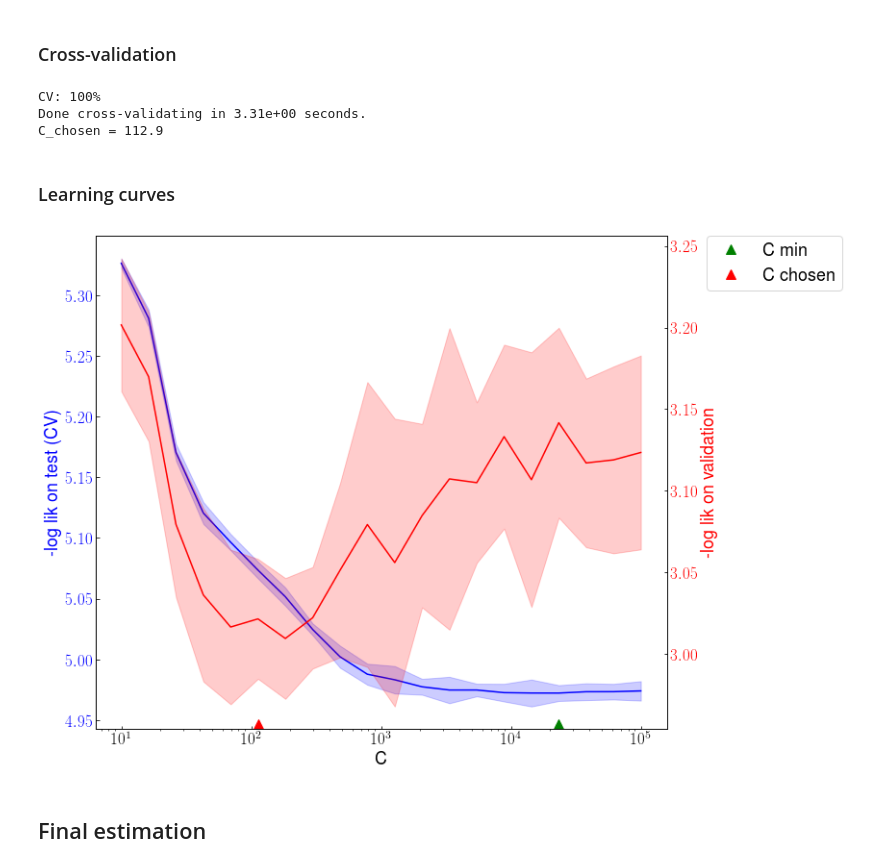
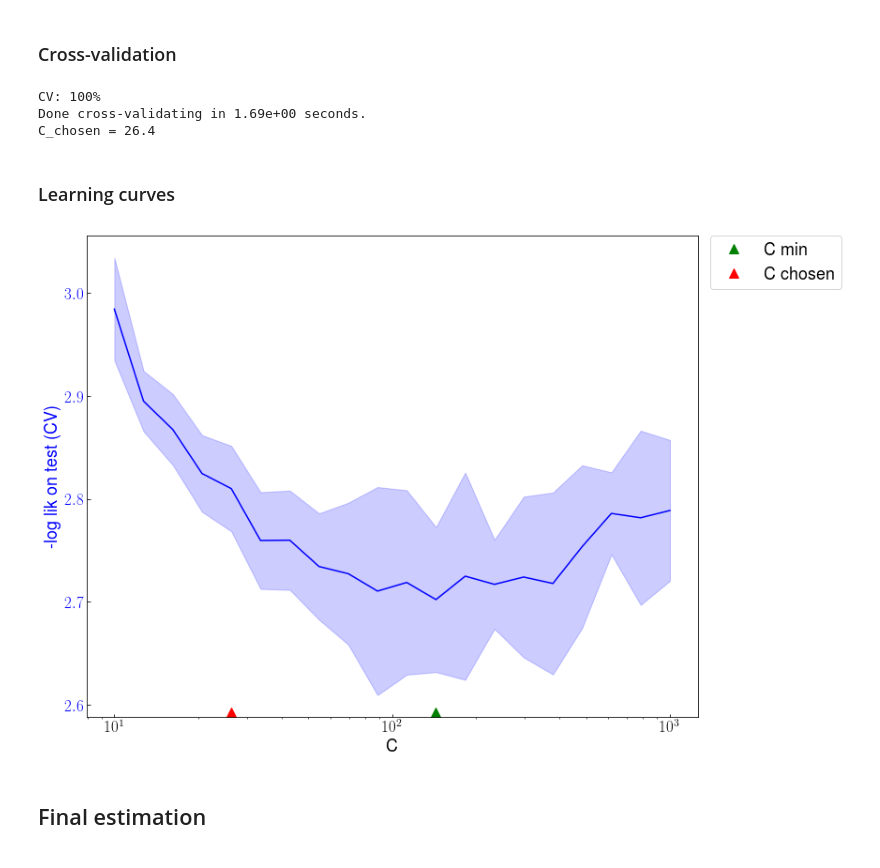
Before and after one commit to SimonBussy/binacox, a Jupyter notebook: simu.ipynb, the cells around one changed output. Drawn from its saved outputs; the diff is of its cells as text; code cells hidden in the pictures.

```diff
--- a/simu.ipynb
+++ b/simu.ipynb
@@ -149,14 +144,14 @@ learner = CoxRegression(penalty='binarsity', tol=1e-5,
                         solver=solver, verbose=False,
                         max_iter=100, step=0.3,
                         blocks_start=blocks_start,
-                        blocks_length=blocks_length)
+                        blocks_length=blocks_length,
+                        warm_start=True)
 learner._solver_obj.linesearch = False
 
 n_folds = 10
 grid_size = 20
-grid_C = np.logspace(1, 5, grid_size)
-scores_cv = pd.DataFrame(columns=['ll_train', 'train_std',
-                                  'll_test', 'test_std'])
+grid_C = np.logspace(1, 3, grid_size)
+scores_cv = pd.DataFrame(columns=['ll_test', 'test_std'])
 
 tic = time()
 for i, C in enumerate(grid_C):
@@ -165,72 +160,52 @@ for i, C in enumerate(grid_C):
     scores_cv.loc[i] = compute_score(learner, X, X_bin, Y, delta, blocks_start,
                                      blocks_length, boundaries, C, n_folds)
 tac = time()
+idx_min = scores_cv.ll_test.argmin()
+C_best = grid_C[idx_min]
+
+idx_chosen = min([i for i, j in enumerate(list(scores_cv.ll_test <= scores_cv.ll_test.min()
+                                               + scores_cv.test_std[idx_min])) if j])
+C_chosen = grid_C[idx_chosen]
+
 print("\nDone cross-validating in %.2e seconds." % (tac - tic))
-
-idx_best = np.unravel_index(scores_cv.ll_train.argmin(),
-                            scores_cv.ll_train.shape)[0]
-C_best = grid_C[idx_best]
-
-idx = [i for i, j in enumerate(list(scores_cv.ll_train <= scores_cv.ll_train.min()
-                                    + np.std(scores_cv.ll_train))) if j]
-
-if len(idx) > 0 and min(idx) != len(scores_cv.ll_train) - 1:
-    idx_chosen = min(idx)
-else:
-    idx_chosen = idx_best
-C_chosen = grid_C[idx_chosen]
 print("C_chosen = %.1f" % C_chosen)
 # %% [output]
 CV: 100%
-Done cross-validating in 3.31e+00 seconds.
-C_chosen = 112.9
+Done cross-validating in 1.69e+00 seconds.
+C_chosen = 26.4
 # %% [markdown]
 ### Learning curves
 # %%
 fig = pl.figure(figsize=(10, 8))
 ax = fig.add_subplot(111)
 
 def color_y_axis(ax, color):
     for t in ax.get_yticklabels():
         t.set_color(color)
 
-eps = scores_cv.train_std / np.sqrt(n_folds) * 1.96
-pl.plot(grid_C, scores_cv.ll_train, color='b', label='')
+eps = scores_cv.test_std / np.sqrt(n_folds) * 1.96
+pl.plot(grid_C, scores_cv.ll_test, color='b', label='')
 pl.fill_between(grid_C,
-                scores_cv.ll_train - eps,
-                scores_cv.ll_train + eps,
+                scores_cv.ll_test - eps,
+                scores_cv.ll_test + eps,
                 color='b', alpha=0.2)
 color_y_axis(ax, 'b')
 ax.set_ylabel('-log lik on test (CV)', fontsize=18, color='b')
 
-eps = scores_cv.test_std / np.sqrt(n_folds) * 1.96
-ax2 = ax.twinx()
-ax2.plot(grid_C, scores_cv.ll_test, color='r', label='')
-ax2.fill_between(grid_C,
-                 scores_cv.ll_test - eps,
-                 scores_cv.ll_test + eps,
-                 color='r', alpha=0.2)
-color_y_axis(ax2, 'r')
-ax2.set_ylabel('-log lik on validation', fontsize=18, color='r')
-
 ax.tick_params(axis='both', which='major', direction='in',
-               labelsize=17)
-ax2.tick_params(axis='both', which='major', direction='in',
                labelsize=17)
 y_min, y_max = ax.get_ylim()
 ax.set_ylim([y_min, y_max])
 ax.plot(C_best, y_min, 'g^', ms=20, label='C min')
 ax.plot(C_chosen, y_min, 'r^', ms=20, label='C chosen')
-ax.legend(bbox_to_anchor=(1.07, 1), loc=2,borderaxespad=0.,
+ax.legend(bbox_to_anchor=(1.02, 1), loc=2,borderaxespad=0.,
           numpoints=1, markerscale=.5, fontsize=18)
 ax.set_xlabel('C', fontsize=18)
 pl.xscale('log')
 pl.tight_layout()
-if save_figures:
-    pl.savefig('./results/cv.pdf', bbox_inches='tight')
 pl.show()
 # %% [output]
-[figure, old version]
+[figure, new version]
 # %% [markdown]
 ## Final estimation
 # %%
```
Also changed, not shown: parts of 17 cells of this notebook, 7 other files.
